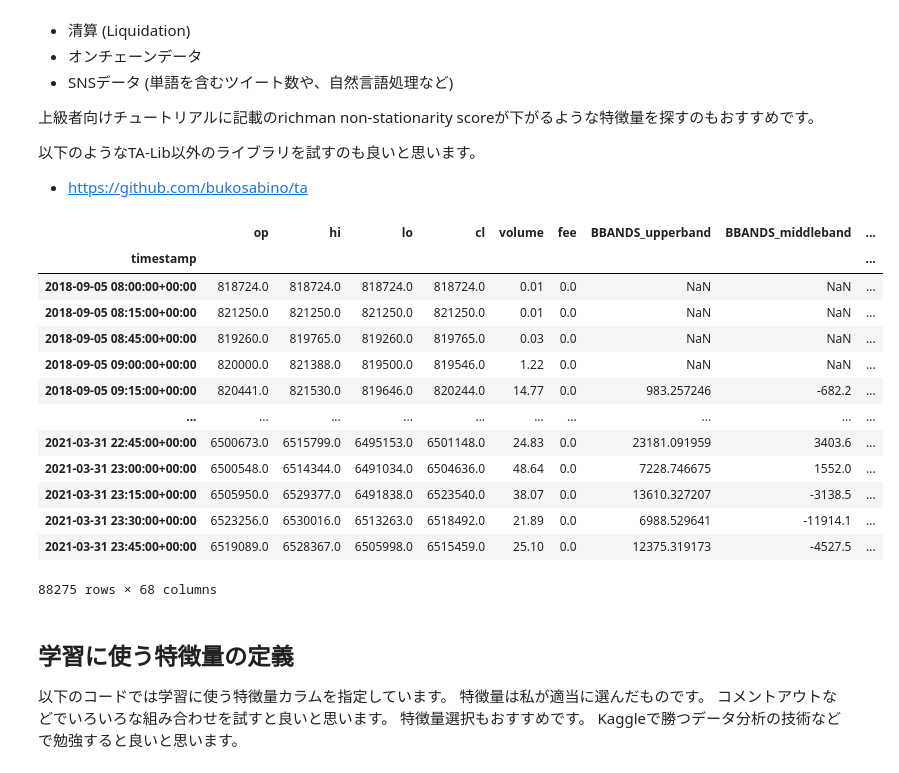
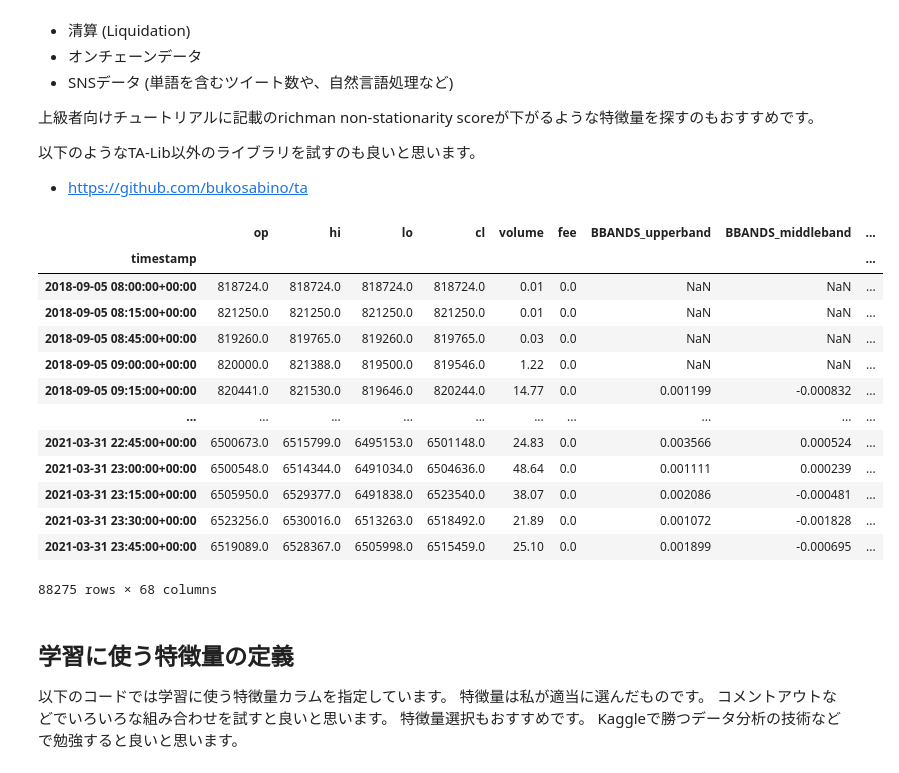
Before and after one commit to richmanbtc/mlbot_tutorial, a Jupyter notebook: work/tutorial.ipynb, the cells around one changed output. Cells and saved outputs as stored; diff of their text form; code cells hidden in the pictures.

```diff
--- a/work/tutorial.ipynb
+++ b/work/tutorial.ipynb
@@ -281,89 +281,98 @@ def calc_features(df):
     orig_columns = df.columns
 
     hilo = (df['hi'] + df['lo']) / 2
+    # 価格(hilo または close)を引いた後、価格(close)で割ることで標準化
     df['BBANDS_upperband'], df['BBANDS_middleband'], df['BBANDS_lowerband'] = talib.BBANDS(close, timeperiod=5, nbdevup=2, nbdevdn=2, matype=0)
-    df['BBANDS_upperband'] -= hilo
-    df['BBANDS_middleband'] -= hilo
-    df['BBANDS_lowerband'] -= hilo
-    df['DEMA'] = talib.DEMA(close, timeperiod=30) - hilo
-    df['EMA'] = talib.EMA(close, timeperiod=30) - hilo
-    df['HT_TRENDLINE'] = talib.HT_TRENDLINE(close) - hilo
-    df['KAMA'] = talib.KAMA(close, timeperiod=30) - hilo
-    df['MA'] = talib.MA(close, timeperiod=30, matype=0) - hilo
-    df['MIDPOINT'] = talib.MIDPOINT(close, timeperiod=14) - hilo
-    df['SMA'] = talib.SMA(close, timeperiod=30) - hilo
-    df['T3'] = talib.T3(close, timeperiod=5, vfactor=0) - hilo
-    df['TEMA'] = talib.TEMA(close, timeperiod=30) - hilo
-    df['TRIMA'] = talib.TRIMA(close, timeperiod=30) - hilo
-    df['WMA'] = talib.WMA(close, timeperiod=30) - hilo
+    df['BBANDS_upperband'] = (df['BBANDS_upperband'] - hilo) / close
+    df['BBANDS_middleband'] = (df['BBANDS_middleband'] - hilo) / close
+    df['BBANDS_lowerband'] = (df['BBANDS_lowerband'] - hilo) / close
+    df['DEMA'] = (talib.DEMA(close, timeperiod=30) - hilo) / close
+    df['EMA'] = (talib.EMA(close, timeperiod=30) - hilo) / close
+    df['HT_TRENDLINE'] = (talib.HT_TRENDLINE(close) - hilo) / close
+    df['KAMA'] = (talib.KAMA(close, timeperiod=30) - hilo) / close
+    df['MA'] = (talib.MA(close, timeperiod=30, matype=0) - hilo) / close
+    df['MIDPOINT'] = (talib.MIDPOINT(close, timeperiod=14) - hilo) / close
+    df['SMA'] = (talib.SMA(close, timeperiod=30) - hilo) / close
+    df['T3'] = (talib.T3(close, timeperiod=5, vfactor=0) - hilo) / close
+    df['TEMA'] = (talib.TEMA(close, timeperiod=30) - hilo) / close
+    df['TRIMA'] = (talib.TRIMA(close, timeperiod=30) - hilo) / close
+    df['WMA'] = (talib.WMA(close, timeperiod=30) - hilo) / close
+    df['LINEARREG'] = (talib.LINEARREG(close, timeperiod=14) - close) / close
+    df['LINEARREG_INTERCEPT'] = (talib.LINEARREG_INTERCEPT(close, timeperiod=14) - close) / close
+
+
+    # 価格(close)で割ることで標準化
+    df['AD'] = talib.AD(high, low, close, volume) / close
+    df['ADOSC'] = talib.ADOSC(high, low, close, volume, fastperiod=3, slowperiod=10) / close
+    df['APO'] = talib.APO(close, fastperiod=12, slowperiod=26, matype=0) / close
+    df['HT_PHASOR_inphase'], df['HT_PHASOR_quadrature'] = talib.HT_PHASOR(close)
+    df['HT_PHASOR_inphase'] /= close
+    df['HT_PHASOR_quadrature'] /= close
+    df['LINEARREG_SLOPE'] = talib.LINEARREG_SLOPE(close, timeperiod=14) / close
+    df['MACD_macd'], df['MACD_macdsignal'], df['MACD_macdhist'] = talib.MACD(close, fastperiod=12, slowperiod=26, signalperiod=9)
+    df['MACD_macd'] /= close
+    df['MACD_macdsignal'] /= close
+    df['MACD_macdhist'] /= close
+    df['MINUS_DM'] = talib.MINUS_DM(high, low, timeperiod=14) / close
+    df['MOM'] = talib.MOM(close, timeperiod=10) / close
+    df['OBV'] = talib.OBV(close, volume) / close
+    df['PLUS_DM'] = talib.PLUS_DM(high, low, timeperiod=14) / close
+    df['STDDEV'] = talib.STDDEV(close, timeperiod=5, nbdev=1) / close
+    df['TRANGE'] = talib.TRANGE(high, low, close) / close
+
 
     df['ADX'] = talib.ADX(high, low, close, timeperiod=14)
     df['ADXR'] = talib.ADXR(high, low, close, timeperiod=14)
-    df['APO'] = talib.APO(close, fastperiod=12, slowperiod=26, matype=0)
     df['AROON_aroondown'], df['AROON_aroonup'] = talib.AROON(high, low, timeperiod=14)
     df['AROONOSC'] = talib.AROONOSC(high, low, timeperiod=14)
     df['BOP'] = talib.BOP(open, high, low, close)
     df['CCI'] = talib.CCI(high, low, close, timeperiod=14)
     df['DX'] = talib.DX(high, low, close, timeperiod=14)
-    df['MACD_macd'], df['MACD_macdsignal'], df['MACD_macdhist'] = talib.MACD(close, fastperiod=12, slowperiod=26, signalperiod=9)
     # skip MACDEXT MACDFIX たぶん同じなので
     df['MFI'] = talib.MFI(high, low, close, volume, timeperiod=14)
     df['MINUS_DI'] = talib.MINUS_DI(high, low, close, timeperiod=14)
-    df['MINUS_DM'] = talib.MINUS_DM(high, low, timeperiod=14)
-    df['MOM'] = talib.MOM(close, timeperiod=10)
     df['PLUS_DI'] = talib.PLUS_DI(high, low, close, timeperiod=14)
-    df['PLUS_DM'] = talib.PLUS_DM(high, low, timeperiod=14)
     df['RSI'] = talib.RSI(close, timeperiod=14)
     df['STOCH_slowk'], df['STOCH_slowd'] = talib.STOCH(high, low, close, fastk_period=5, slowk_period=3, slowk_matype=0, slowd_period=3, slowd_matype=0)
     df['STOCHF_fastk'], df['STOCHF_fastd'] = talib.STOCHF(high, low, close, fastk_period=5, fastd_period=3, fastd_matype=0)
     df['STOCHRSI_fastk'], df['STOCHRSI_fastd'] = talib.STOCHRSI(close, timeperiod=14, fastk_period=5, fastd_period=3, fastd_matype=0)
     df['TRIX'] = talib.TRIX(close, timeperiod=30)
     df['ULTOSC'] = talib.ULTOSC(high, low, close, timeperiod1=7, timeperiod2=14, timeperiod3=28)
     df['WILLR'] = talib.WILLR(high, low, close, timeperiod=14)
 
-    df['AD'] = talib.AD(high, low, close, volume)
-    df['ADOSC'] = talib.ADOSC(high, low, close, volume, fastperiod=3, slowperiod=10)
-    df['OBV'] = talib.OBV(close, volume)
-
     df['ATR'] = talib.ATR(high, low, close, timeperiod=14)
     df['NATR'] = talib.NATR(high, low, close, timeperiod=14)
-    df['TRANGE'] = talib.TRANGE(high, low, close)
 
     df['HT_DCPERIOD'] = talib.HT_DCPERIOD(close)
     df['HT_DCPHASE'] = talib.HT_DCPHASE(close)
-    df['HT_PHASOR_inphase'], df['HT_PHASOR_quadrature'] = talib.HT_PHASOR(close)
     df['HT_SINE_sine'], df['HT_SINE_leadsine'] = talib.HT_SINE(close)
     df['HT_TRENDMODE'] = talib.HT_TRENDMODE(close)
 
     df['BETA'] = talib.BETA(high, low, timeperiod=5)
     df['CORREL'] = talib.CORREL(high, low, timeperiod=30)
-    df['LINEARREG'] = talib.LINEARREG(close, timeperiod=14) - close
+
     df['LINEARREG_ANGLE'] = talib.LINEARREG_ANGLE(close, timeperiod=14)
-    df['LINEARREG_INTERCEPT'] = talib.LINEARREG_INTERCEPT(close, timeperiod=14) - close
-    df['LINEARREG_SLOPE'] = talib.LINEARREG_SLOPE(close, timeperiod=14)
-    df['STDDEV'] = talib.STDDEV(close, timeperiod=5, nbdev=1)
-
     return df
 
 df = pd.read_pickle('df_ohlcv_with_fee.pkl')
 df = df.dropna()
 df = calc_features(df)
 display(df)
 df.to_pickle('df_features.pkl')
 # %% [output]
 |  | op | hi | lo | cl | volume | fee | BBANDS_upperband | BBANDS_middleband | ... |
 | timestamp |  |  |  |  |  |  |  |  | ... |
 | 2018-09-05 08:00:00+00:00 | 818724.0 | 818724.0 | 818724.0 | 818724.0 | 0.01 | 0.0 | NaN | NaN | ... |
 | 2018-09-05 08:15:00+00:00 | 821250.0 | 821250.0 | 821250.0 | 821250.0 | 0.01 | 0.0 | NaN | NaN | ... |
 | 2018-09-05 08:45:00+00:00 | 819260.0 | 819765.0 | 819260.0 | 819765.0 | 0.03 | 0.0 | NaN | NaN | ... |
 | 2018-09-05 09:00:00+00:00 | 820000.0 | 821388.0 | 819500.0 | 819546.0 | 1.22 | 0.0 | NaN | NaN | ... |
-| 2018-09-05 09:15:00+00:00 | 820441.0 | 821530.0 | 819646.0 | 820244.0 | 14.77 | 0.0 | 983.257246 | -682.2 | ... |
+| 2018-09-05 09:15:00+00:00 | 820441.0 | 821530.0 | 819646.0 | 820244.0 | 14.77 | 0.0 | 0.001199 | -0.000832 | ... |
 | ... | ... | ... | ... | ... | ... | ... | ... | ... | ... |
-| 2021-03-31 22:45:00+00:00 | 6500673.0 | 6515799.0 | 6495153.0 | 6501148.0 | 24.83 | 0.0 | 23181.091959 | 3403.6 | ... |
-| 2021-03-31 23:00:00+00:00 | 6500548.0 | 6514344.0 | 6491034.0 | 6504636.0 | 48.64 | 0.0 | 7228.746675 | 1552.0 | ... |
-| 2021-03-31 23:15:00+00:00 | 6505950.0 | 6529377.0 | 6491838.0 | 6523540.0 | 38.07 | 0.0 | 13610.327207 | -3138.5 | ... |
-| 2021-03-31 23:30:00+00:00 | 6523256.0 | 6530016.0 | 6513263.0 | 6518492.0 | 21.89 | 0.0 | 6988.529641 | -11914.1 | ... |
-| 2021-03-31 23:45:00+00:00 | 6519089.0 | 6528367.0 | 6505998.0 | 6515459.0 | 25.10 | 0.0 | 12375.319173 | -4527.5 | ... |
+| 2021-03-31 22:45:00+00:00 | 6500673.0 | 6515799.0 | 6495153.0 | 6501148.0 | 24.83 | 0.0 | 0.003566 | 0.000524 | ... |
+| 2021-03-31 23:00:00+00:00 | 6500548.0 | 6514344.0 | 6491034.0 | 6504636.0 | 48.64 | 0.0 | 0.001111 | 0.000239 | ... |
+| 2021-03-31 23:15:00+00:00 | 6505950.0 | 6529377.0 | 6491838.0 | 6523540.0 | 38.07 | 0.0 | 0.002086 | -0.000481 | ... |
+| 2021-03-31 23:30:00+00:00 | 6523256.0 | 6530016.0 | 6513263.0 | 6518492.0 | 21.89 | 0.0 | 0.001072 | -0.001828 | ... |
+| 2021-03-31 23:45:00+00:00 | 6519089.0 | 6528367.0 | 6505998.0 | 6515459.0 | 25.10 | 0.0 | 0.001899 | -0.000695 | ... |
 88275 rows × 68 columns
 # %% [markdown]
 ## 学習に使う特徴量の定義
```
Also changed, not shown: parts of 6 cells of this notebook.
